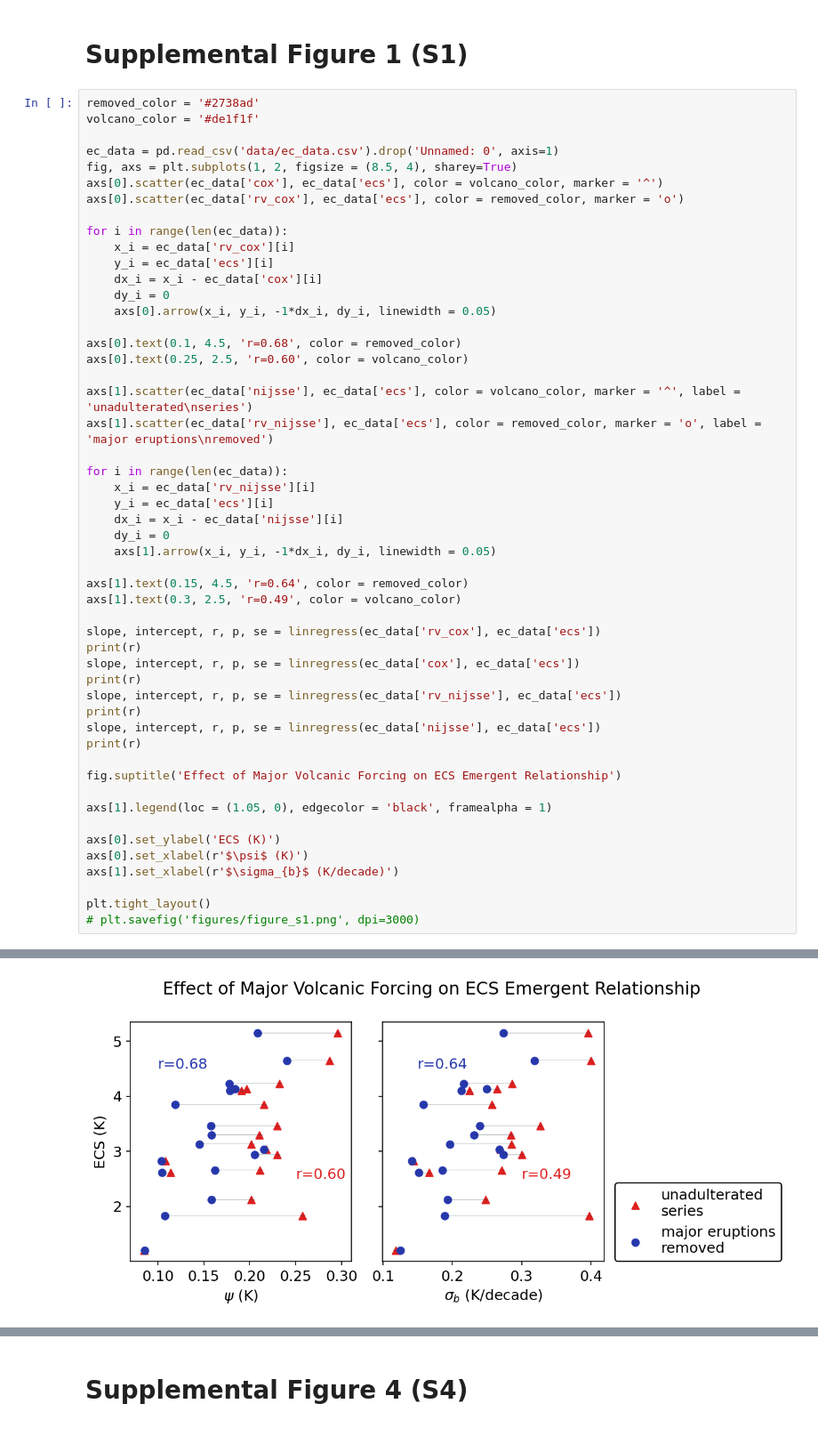
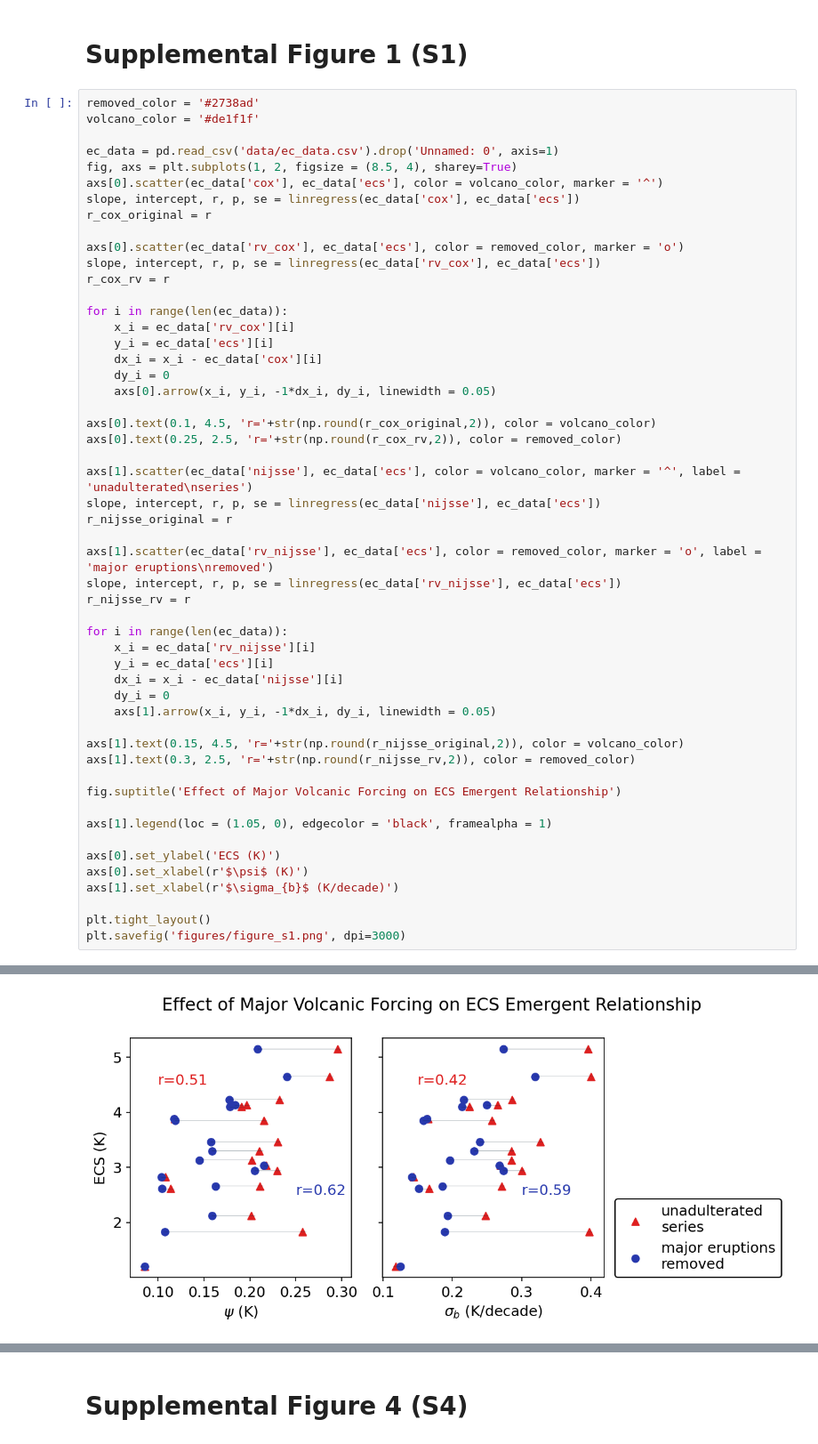
Before and after one commit to croppers/last_millennium_ecs_constraint, a Jupyter notebook: supplement.ipynb, the cells around one changed output, grey strips where cells are left out. Shown at 89% size. Drawn from its saved outputs; the diff is of its cells as text.

```diff
--- a/supplement.ipynb
+++ b/supplement.ipynb
@@ -24,7 +29,12 @@ volcano_color = '#de1f1f'
 ec_data = pd.read_csv('data/ec_data.csv').drop('Unnamed: 0', axis=1)
 fig, axs = plt.subplots(1, 2, figsize = (8.5, 4), sharey=True)
 axs[0].scatter(ec_data['cox'], ec_data['ecs'], color = volcano_color, marker = '^')
+slope, intercept, r, p, se = linregress(ec_data['cox'], ec_data['ecs'])
+r_cox_original = r
+
 axs[0].scatter(ec_data['rv_cox'], ec_data['ecs'], color = removed_color, marker = 'o')
+slope, intercept, r, p, se = linregress(ec_data['rv_cox'], ec_data['ecs'])
+r_cox_rv = r
 
 for i in range(len(ec_data)):
     x_i = ec_data['rv_cox'][i]
@@ -33,11 +43,16 @@ for i in range(len(ec_data)):
     dy_i = 0
     axs[0].arrow(x_i, y_i, -1*dx_i, dy_i, linewidth = 0.05)
 
-axs[0].text(0.1, 4.5, 'r=0.68', color = removed_color)
-axs[0].text(0.25, 2.5, 'r=0.60', color = volcano_color)
+axs[0].text(0.1, 4.5, 'r='+str(np.round(r_cox_original,2)), color = volcano_color)
+axs[0].text(0.25, 2.5, 'r='+str(np.round(r_cox_rv,2)), color = removed_color)
 
 axs[1].scatter(ec_data['nijsse'], ec_data['ecs'], color = volcano_color, marker = '^', label = 'unadulterated\nseries')
+slope, intercept, r, p, se = linregress(ec_data['nijsse'], ec_data['ecs'])
+r_nijsse_original = r
+
 axs[1].scatter(ec_data['rv_nijsse'], ec_data['ecs'], color = removed_color, marker = 'o', label = 'major eruptions\nremoved')
+slope, intercept, r, p, se = linregress(ec_data['rv_nijsse'], ec_data['ecs'])
+r_nijsse_rv = r
 
 for i in range(len(ec_data)):
     x_i = ec_data['rv_nijsse'][i]
@@ -46,17 +61,8 @@ for i in range(len(ec_data)):
     dy_i = 0
     axs[1].arrow(x_i, y_i, -1*dx_i, dy_i, linewidth = 0.05)
 
-axs[1].text(0.15, 4.5, 'r=0.64', color = removed_color)
-axs[1].text(0.3, 2.5, 'r=0.49', color = volcano_color)
-
-slope, intercept, r, p, se = linregress(ec_data['rv_cox'], ec_data['ecs'])
-print(r)
-slope, intercept, r, p, se = linregress(ec_data['cox'], ec_data['ecs'])
-print(r)
-slope, intercept, r, p, se = linregress(ec_data['rv_nijsse'], ec_data['ecs'])
-print(r)
-slope, intercept, r, p, se = linregress(ec_data['nijsse'], ec_data['ecs'])
-print(r)
+axs[1].text(0.15, 4.5, 'r='+str(np.round(r_nijsse_original,2)), color = volcano_color)
+axs[1].text(0.3, 2.5, 'r='+str(np.round(r_nijsse_rv,2)), color = removed_color)
 
 fig.suptitle('Effect of Major Volcanic Forcing on ECS Emergent Relationship')
 
@@ -67,5 +73,5 @@ axs[0].set_xlabel(r'$\psi$ (K)')
 axs[1].set_xlabel(r'$\sigma_{b}$ (K/decade)')
 
 plt.tight_layout()
-# plt.savefig('figures/figure_s1.png', dpi=3000)
+plt.savefig('figures/figure_s1.png', dpi=3000)
 # %% [output]
@@ -76 +78 @@ plt.tight_layout()
-[figure, old version]
+[figure, new version]
```
Also changed, not shown: parts of 26 cells of this notebook, 34 other files.
